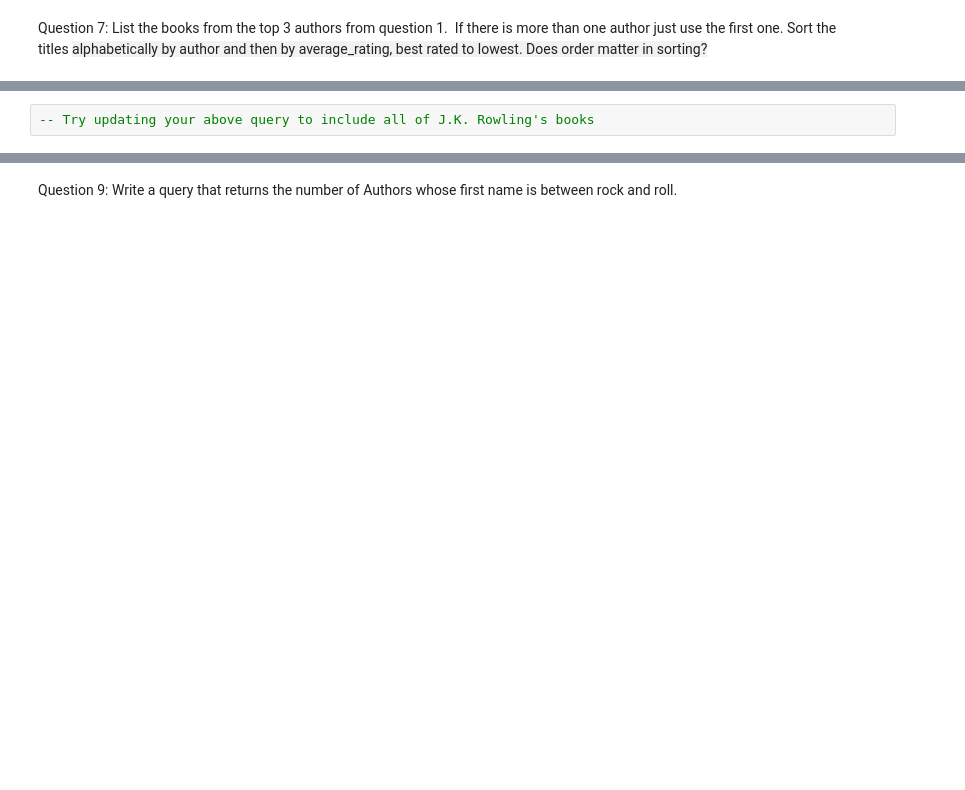
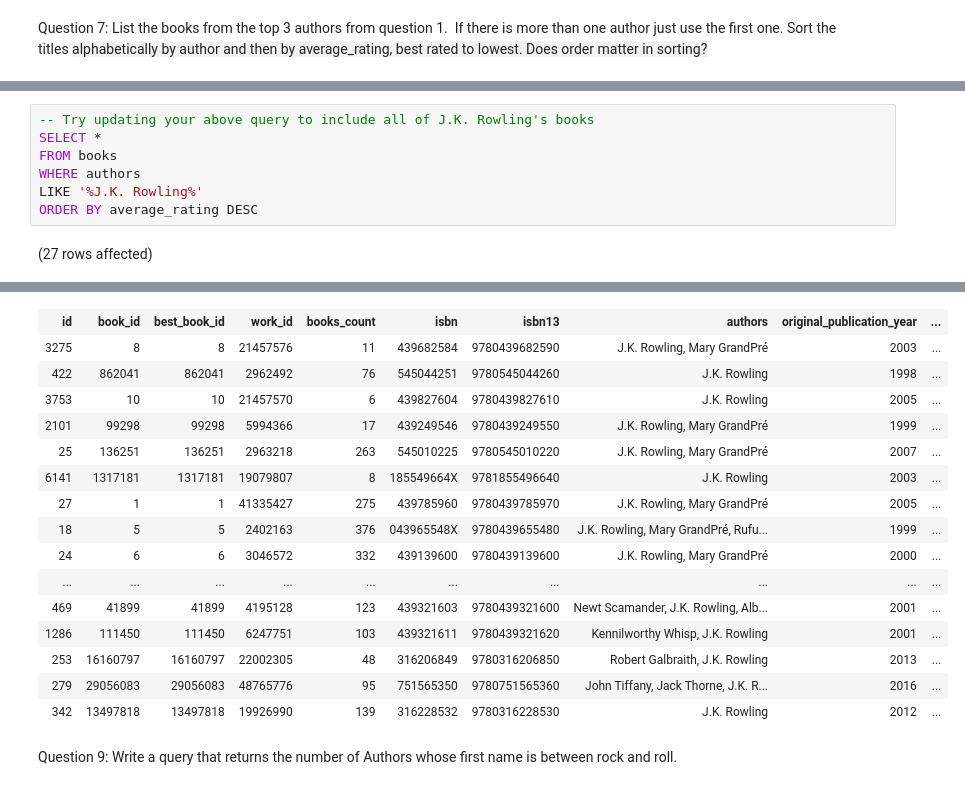
Before and after one commit to NEmanuelle/SQL-Part-1-Studio, a Jupyter notebook: SQL-Part-1-Studio.ipynb, the cells around one changed output, grey strips where cells are left out. Saved outputs shown, nothing was run; the diff lists cells and outputs as text; blank space fills up the shorter version.

```diff
--- a/SQL-Part-1-Studio.ipynb
+++ b/SQL-Part-1-Studio.ipynb
@@ -148,2 +165,9 @@ Are there any other issues?
 # %%
 -- Try updating your above query to include all of J.K. Rowling's books
+SELECT *
+FROM books
+WHERE authors
+LIKE '%J.K. Rowling%'
+ORDER BY average_rating DESC
+# %% [output]
+(27 rows affected)
@@ -150,3 +175,19 @@ Are there any other issues?
+| id | book_id | best_book_id | work_id | books_count | isbn | isbn13 | authors | original_publication_year | ... |
+| 3275 | 8 | 8 | 21457576 | 11 | 439682584 | 9780439682590 | J.K. Rowling, Mary GrandPré | 2003 | ... |
+| 422 | 862041 | 862041 | 2962492 | 76 | 545044251 | 9780545044260 | J.K. Rowling | 1998 | ... |
+| 3753 | 10 | 10 | 21457570 | 6 | 439827604 | 9780439827610 | J.K. Rowling | 2005 | ... |
+| 2101 | 99298 | 99298 | 5994366 | 17 | 439249546 | 9780439249550 | J.K. Rowling, Mary GrandPré | 1999 | ... |
+| 25 | 136251 | 136251 | 2963218 | 263 | 545010225 | 9780545010220 | J.K. Rowling, Mary GrandPré | 2007 | ... |
+| 6141 | 1317181 | 1317181 | 19079807 | 8 | 185549664X | 9781855496640 | J.K. Rowling | 2003 | ... |
+| 27 | 1 | 1 | 41335427 | 275 | 439785960 | 9780439785970 | J.K. Rowling, Mary GrandPré | 2005 | ... |
+| 18 | 5 | 5 | 2402163 | 376 | 043965548X | 9780439655480 | J.K. Rowling, Mary GrandPré, Rufu... | 1999 | ... |
+| 24 | 6 | 6 | 3046572 | 332 | 439139600 | 9780439139600 | J.K. Rowling, Mary GrandPré | 2000 | ... |
+| ... | ... | ... | ... | ... | ... | ... | ... | ... | ... |
+| 469 | 41899 | 41899 | 4195128 | 123 | 439321603 | 9780439321600 | Newt Scamander, J.K. Rowling, Alb... | 2001 | ... |
+| 1286 | 111450 | 111450 | 6247751 | 103 | 439321611 | 9780439321620 | Kennilworthy Whisp, J.K. Rowling | 2001 | ... |
+| 253 | 16160797 | 16160797 | 22002305 | 48 | 316206849 | 9780316206850 | Robert Galbraith, J.K. Rowling | 2013 | ... |
+| 279 | 29056083 | 29056083 | 48765776 | 95 | 751565350 | 9780751565360 | John Tiffany, Jack Thorne, J.K. R... | 2016 | ... |
+| 342 | 13497818 | 13497818 | 19926990 | 139 | 316228532 | 9780316228530 | J.K. Rowling | 2012 | ... |
 # %% [markdown]
 Question 9: Write a query that returns the number of Authors whose first name is between rock and roll.
 # %%
```
Also changed, not shown: parts of 15 cells of this notebook.
